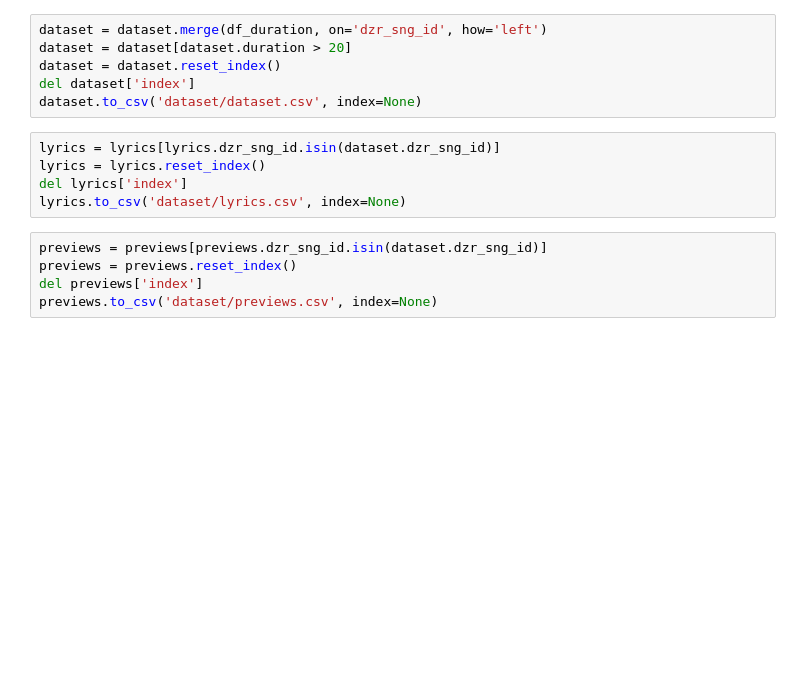
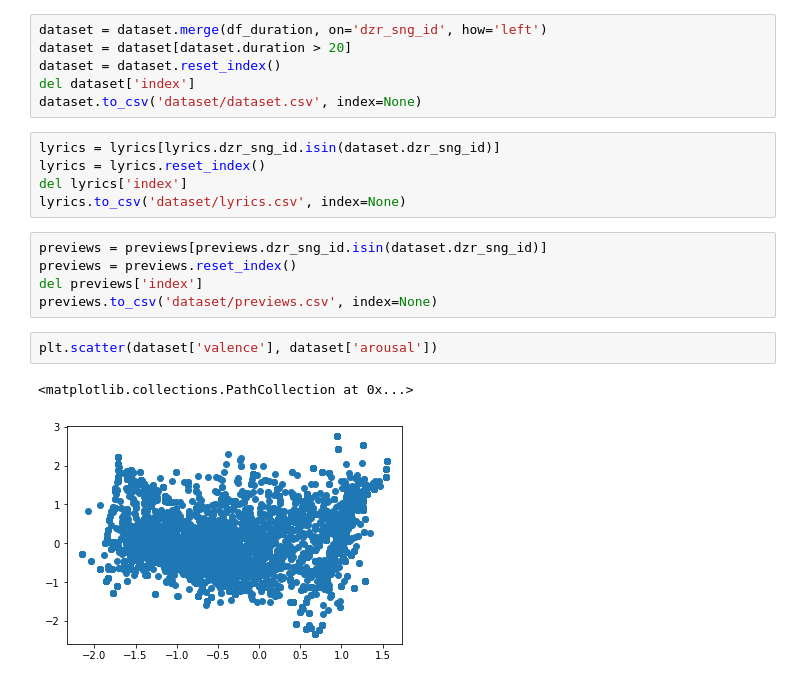
Before and after one commit to bikcrum/SongMultimodelAnalysis, a Jupyter notebook: test.ipynb, the cells around one changed output. Saved outputs shown, nothing was run; the diff lists cells and outputs as text; blank space fills up the shorter version.

```diff
--- a/test.ipynb
+++ b/test.ipynb
@@ -130,3 +130,8 @@ previews = previews[previews.dzr_sng_id.isin(dataset.dzr_sng_id)]
 previews = previews.reset_index()
 del previews['index']
 previews.to_csv('dataset/previews.csv', index=None)
+# %%
+plt.scatter(dataset['valence'], dataset['arousal'])
+# %% [output]
+<matplotlib.collections.PathCollection at 0x...>
+[figure, added]
```
Also changed, not shown: parts of 1 cell of this notebook.
